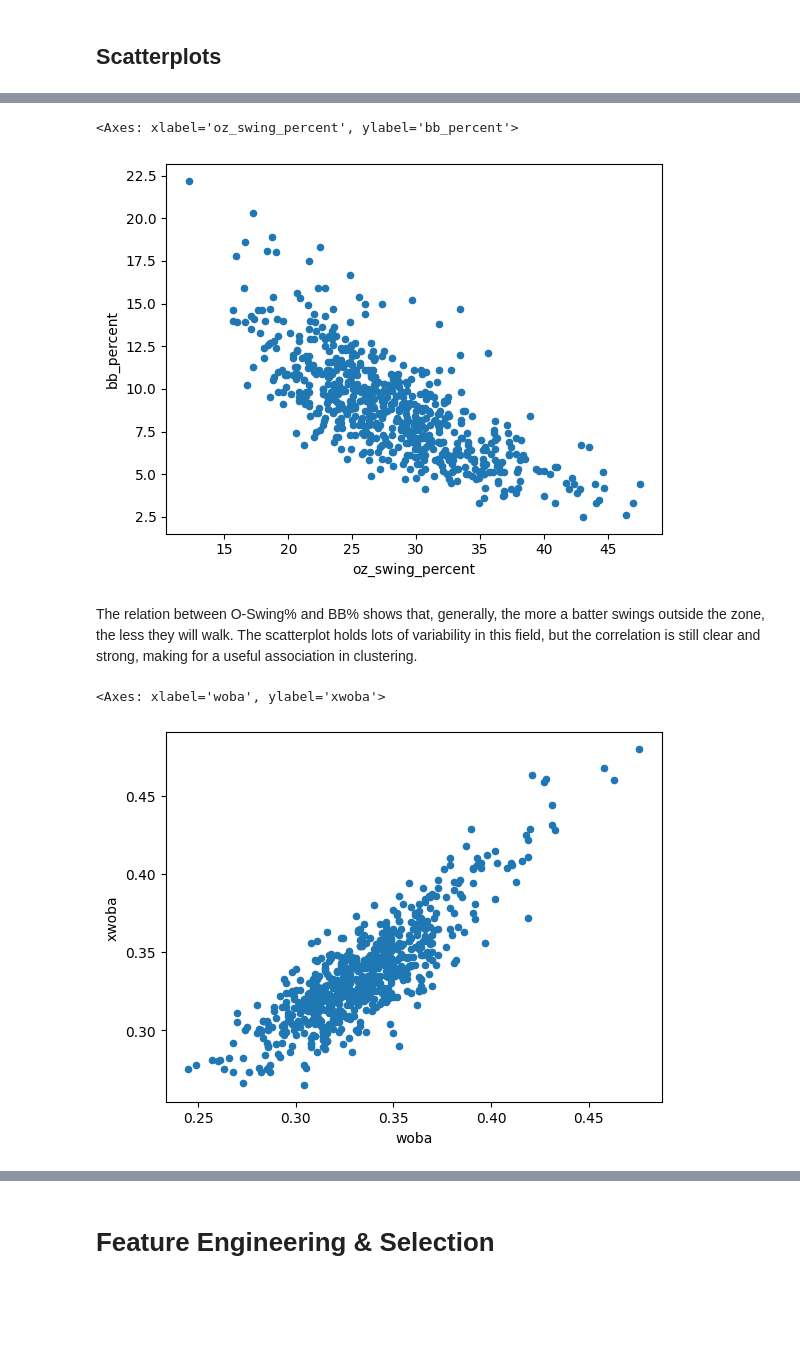
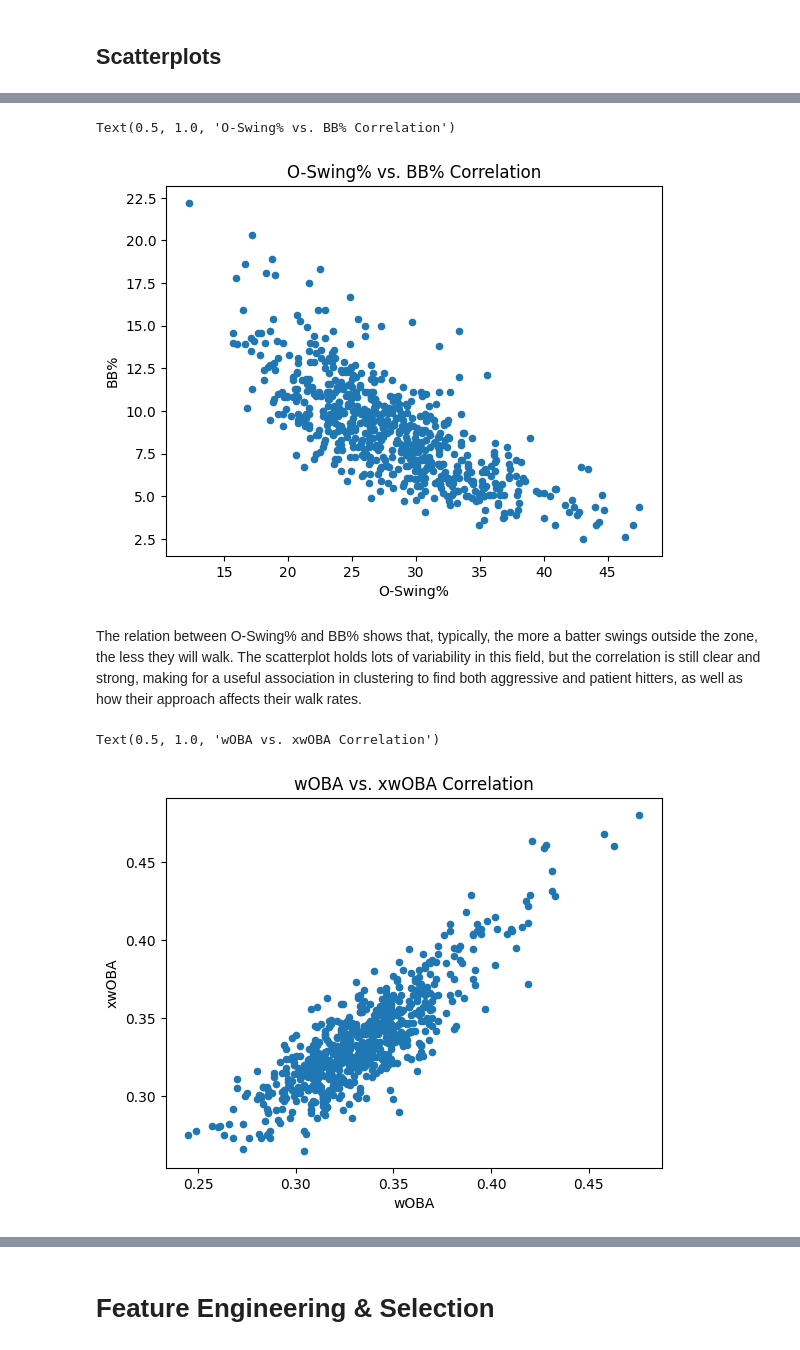
Before and after one commit to Chris83848/MLB-Data-Mining, a Jupyter notebook: notebooks/EDA.ipynb, the cells around one changed output, grey strips where cells are left out. Cells and saved outputs as stored; diff of their text form; code cells hidden in the pictures; blank space fills up the shorter version.

```diff
--- a/notebooks/EDA.ipynb
+++ b/notebooks/EDA.ipynb
@@ -297,13 +309,21 @@ Batters who are making more frequent bat-to-ball contact in the strike zone, whe
 # %%
+# Build and show scatterplot
 df.plot.scatter(x="oz_swing_percent", y="bb_percent")
+plt.xlabel("O-Swing%")
+plt.ylabel("BB%")
+plt.title("O-Swing% vs. BB% Correlation")
 # %% [output]
-<Axes: xlabel='oz_swing_percent', ylabel='bb_percent'>
+Text(0.5, 1.0, 'O-Swing% vs. BB% Correlation')
-[figure, old version]
+[figure, new version]
 # %% [markdown]
-The relation between O-Swing% and BB% shows that, generally, the more a batter swings outside the zone, the less they will walk. The scatterplot holds lots of variability in this field, but the correlation is still clear and strong, making for a useful association in clustering.
+The relation between O-Swing% and BB% shows that, typically, the more a batter swings outside the zone, the less they will walk. The scatterplot holds lots of variability in this field, but the correlation is still clear and strong, making for a useful association in clustering to find both aggressive and patient hitters, as well as how their approach affects their walk rates.
 # %%
+# Build and show scatterplot
 df.plot.scatter(x="woba", y="xwoba")
+plt.xlabel("wOBA")
+plt.ylabel("xwOBA")
+plt.title("wOBA vs. xwOBA Correlation")
 # %% [output]
-<Axes: xlabel='woba', ylabel='xwoba'>
+Text(0.5, 1.0, 'wOBA vs. xwOBA Correlation')
-[figure, old version]
+[figure, new version]
 # %% [markdown]
```
Also changed, not shown: parts of 10 cells of this notebook.
